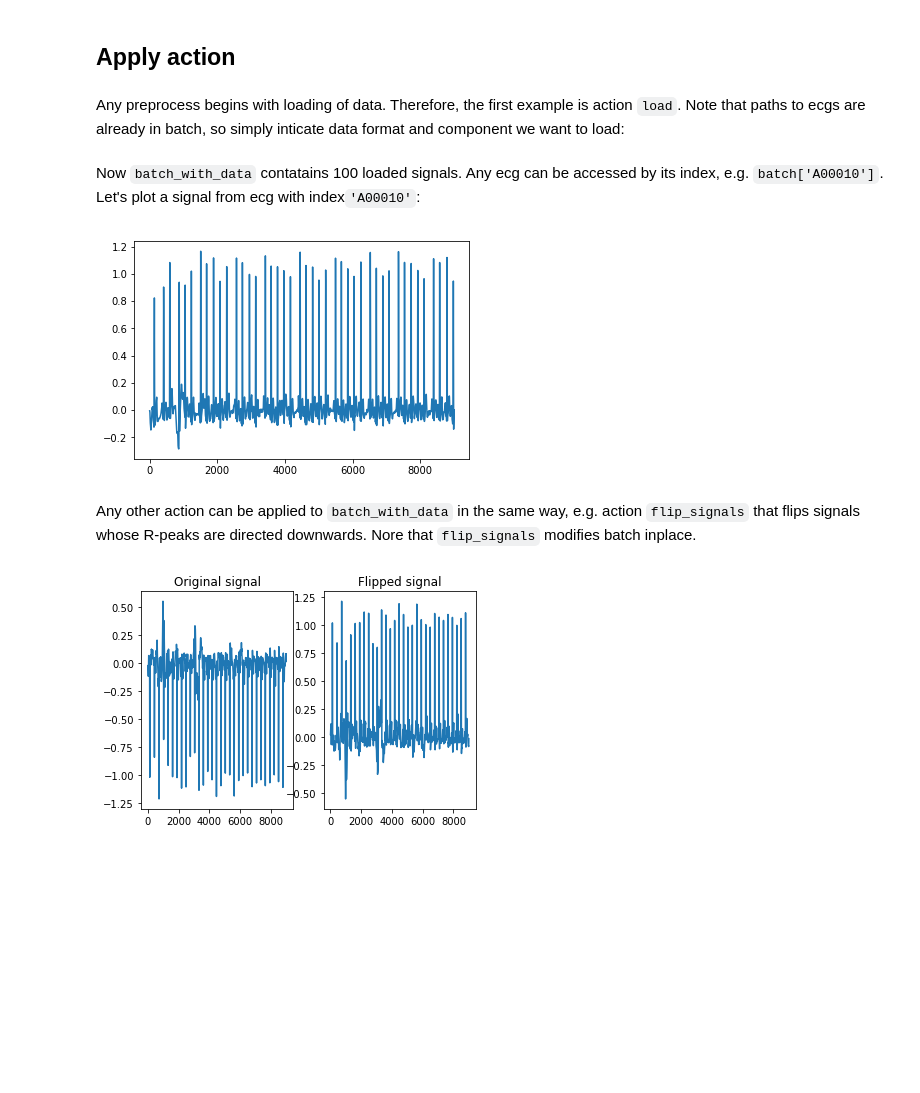
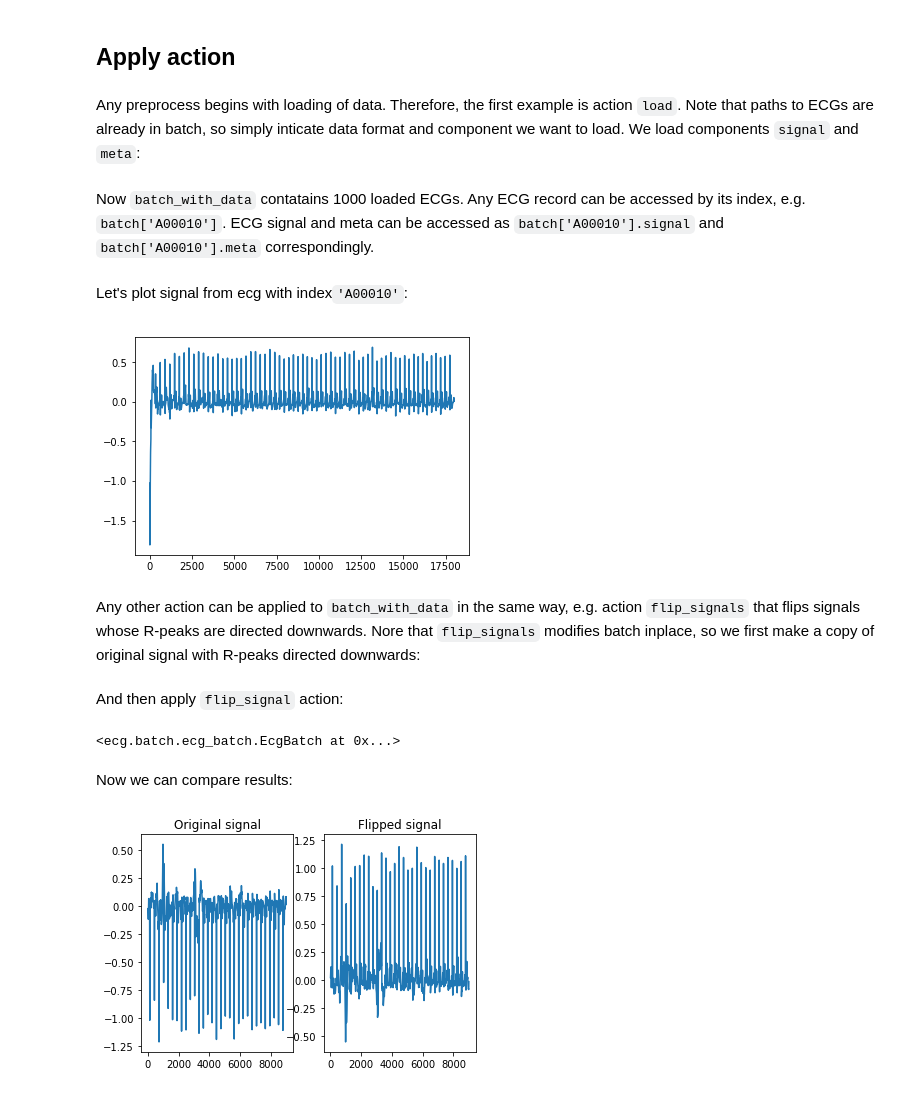
Before and after one commit to analysiscenter/cardio, a Jupyter notebook: doc/ecg_tutorial_part_1.ipynb, the cells around one changed output. Saved outputs shown, nothing was run; the diff lists cells and outputs as text; code cells hidden in the pictures; blank space fills up the shorter version.

````diff
--- a/doc/ecg_tutorial_part_1.ipynb
+++ b/doc/ecg_tutorial_part_1.ipynb
@@ -11,6 +25,11 @@ Let all ecgs are stored in [wfdb format](https://www.physionet.org/physiotools/w
 # %%
+import sys
+import os
+
+sys.path.append(os.path.join("..", "..", ".."))
+
 import ecg.dataset as ds
-index = ds.FilesIndex(path=".../data/ECG/*.hea", no_ext=True, sort=True)
+index = ds.FilesIndex(path="/notebooks/data/ECG/training2017/*.hea", no_ext=True, sort=True)
 # %% [markdown]
 Now each ecg is indexed with its filename. Indices are stored in ```index.indices```:
 # %%
@@ -37,17 +56,18 @@
 # %% [markdown]
 ## Apply action
 # %% [markdown]
-Any preprocess begins with loading of data. Therefore, the first example is action ```load```. Note that paths to ecgs are already in batch, so simply inticate data format and component we want to load:
+Any preprocess begins with loading of data. Therefore, the first example is action ```load```. Note that paths to ECGs are already in batch, so simply inticate data format and component we want to load. We load components ```signal```  and  ```meta```:
 # %%
 batch_with_data = batch.load(fmt="wfdb", components=["signal", "meta"])
 # %% [markdown]
-Now ```batch_with_data``` contatains 100 loaded signals. Any ecg can be accessed by its index, e.g. ```batch['A00010']```.
-Let's plot a signal from ecg with index```'A00010'```:
+Now ```batch_with_data``` contatains 1000 loaded ECGs. Any ECG record can be accessed by its index, e.g. ```batch['A00010']```. ECG signal and meta can be accessed as ```batch['A00010'].signal``` and ```batch['A00010'].meta``` correspondingly.
+# %% [markdown]
+Let's plot signal from ecg with index```'A00010'```:
 # %%
 import matplotlib.pyplot as plt
-plt.plot(batch_with_data['A00282'].signal.ravel())
+plt.plot(batch_with_data['A00010'].signal.ravel())
 plt.show()
 # %% [output]
-[figure, old version]
+[figure, new version]
 # %% [markdown]
-Any other action can be applied to ```batch_with_data``` in the same way, e.g. action ```flip_signals``` that flips signals whose R-peaks are directed downwards. Nore that ```flip_signals``` modifies batch inplace.
+Any other action can be applied to ```batch_with_data``` in the same way, e.g. action ```flip_signals``` that flips signals whose R-peaks are directed downwards. Nore that ```flip_signals``` modifies batch inplace, so we first make a copy of original signal with R-peaks directed downwards:
@@ -54 +76,9 @@
+# %% [markdown]
+And then apply ```flip_signal``` action:
+# %%
+batch_with_data.flip_signals()
+# %% [output]
+<ecg.batch.ecg_batch.EcgBatch at 0x...>
+# %% [markdown]
+Now we can compare results:
 # %%
````
Also changed, not shown: parts of 6 cells of this notebook, 2 other files.
